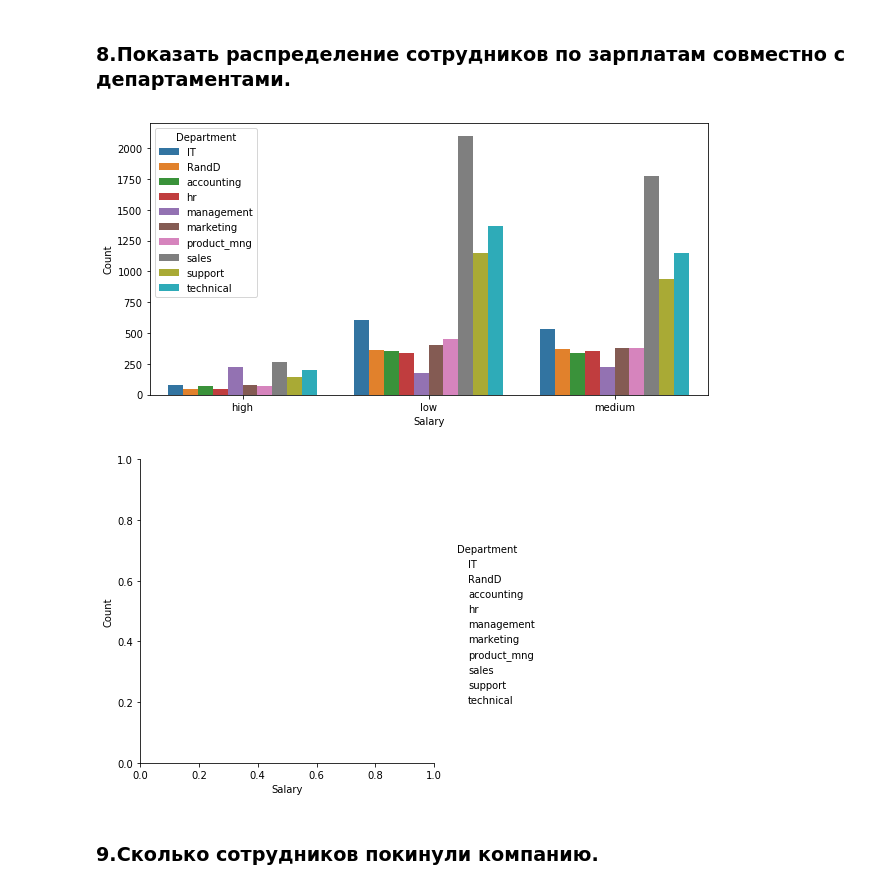
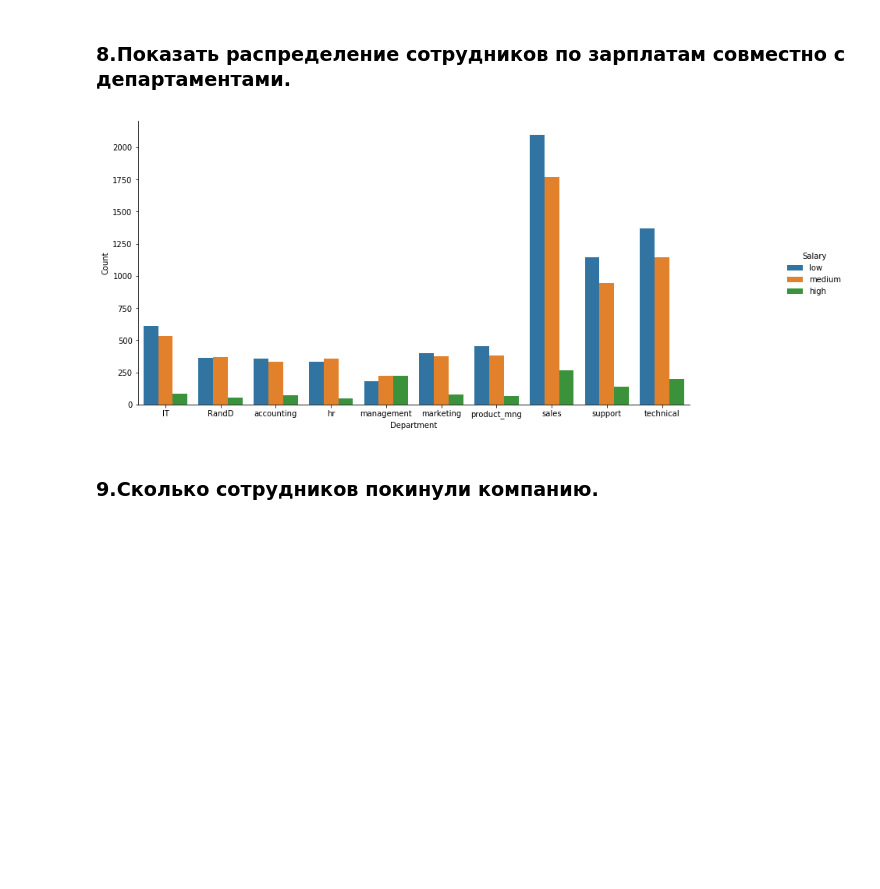
Before and after one commit to AlexeevVl/PythonHomework, a Jupyter notebook: Final_work.ipynb, the cells around one changed output. Cells and saved outputs as stored; diff of their text form; code cells hidden in the pictures; blank space fills up the shorter version.

```diff
--- a/Final_work.ipynb
+++ b/Final_work.ipynb
@@ -91,21 +107,12 @@ Text(0,0.5,'Count employees')
 # %% [markdown]
 ### 8.Показать распределение сотрудников по зарплатам совместно с департаментами.
 # %%
-
-
-
 ff=data_hr.groupby(['sales', 'salary']).size().reset_index()
 ff.columns=['Department','Salary','Count']
-fig, ax = plt.subplots(1, 1, figsize=(10,5))
-sns.catplot(x="Salary",y="Count",data=ff,kind="bar",hue="Department",ax=ax)
-plt.show()
-#plt.bar(data_hr["salary"].value_counts().index,data_hr["salary"].value_counts())
-#data_hr["sales","salary","left"].groupby("sales","salary").size()
-#plt.xlabel("Salary")
-#plt.ylabel("Count employees")
+g=sns.catplot(x="Department",y="Count",data=ff,kind="bar",hue="Salary",hue_order=["low","medium","high"])
+g.fig.set_size_inches(15,6)
 # %% [output]
-[figure, old version]
+[figure, new version]
-[figure, removed]
 # %% [markdown]
 ### 9.Сколько сотрудников покинули компанию.
 # %%
```
Also changed, not shown: parts of 11 cells of this notebook.
